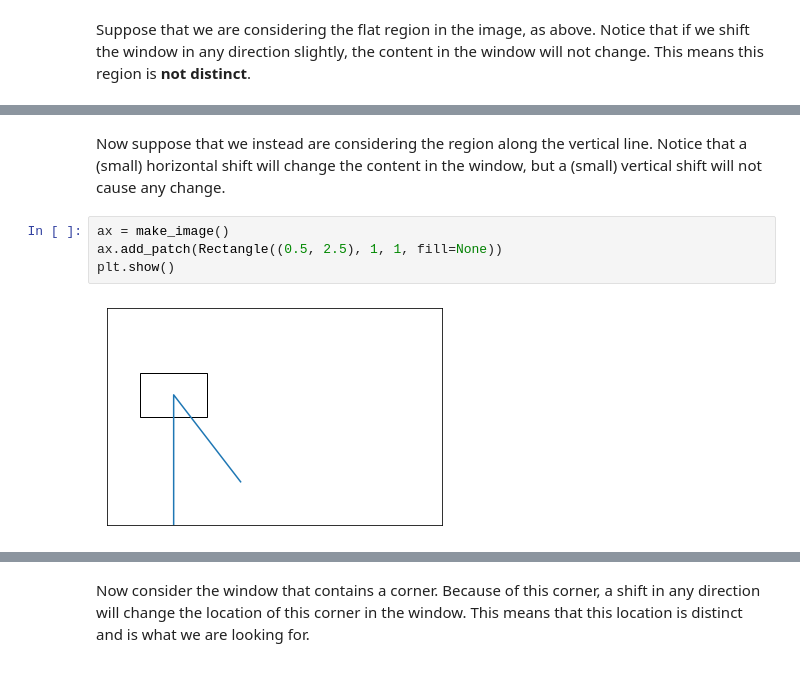
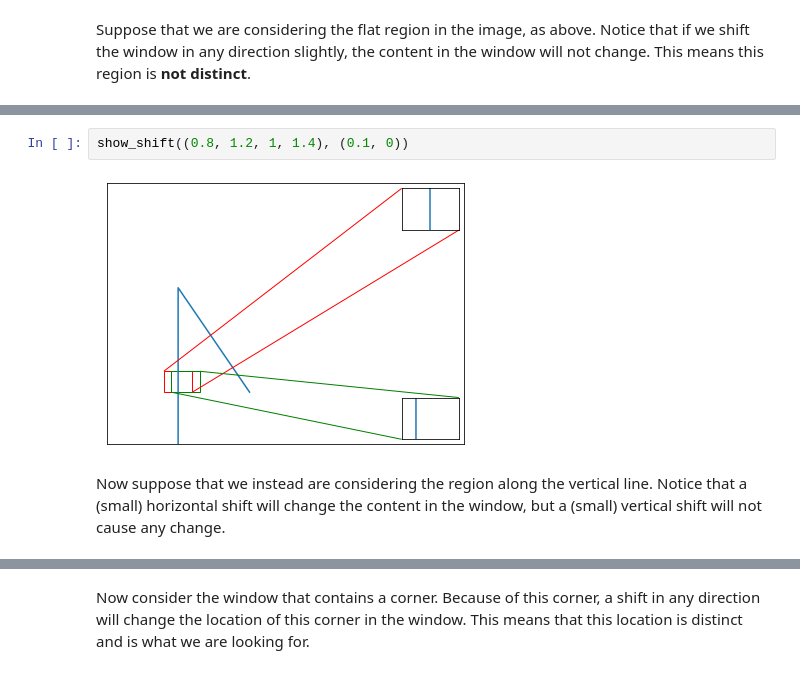
Before and after one commit to 0WN463/wellspring, a Jupyter notebook: computer-vision/key_points.ipynb, the cells around one changed output, grey strips where cells are left out. Cells and saved outputs as stored; diff of their text form.

```diff
--- a/computer-vision/key_points.ipynb
+++ b/computer-vision/key_points.ipynb
@@ -76,9 +95,7 @@ plt.show()
+# %%
+show_shift((0.8, 1.2, 1, 1.4), (0.1, 0))
+# %% [output]
+[figure, added]
 # %% [markdown]
 Now suppose that we instead are considering the region along the vertical line.
 Notice that a (small) horizontal shift will change the content in the window, but a (small) vertical shift will not cause any change.
-# %%
-ax = make_image()
-ax.add_patch(Rectangle((0.5, 2.5), 1, 1, fill=None))
-plt.show()
-# %% [output]
-[figure, removed]
```
Also changed, not shown: parts of 33 cells of this notebook.
